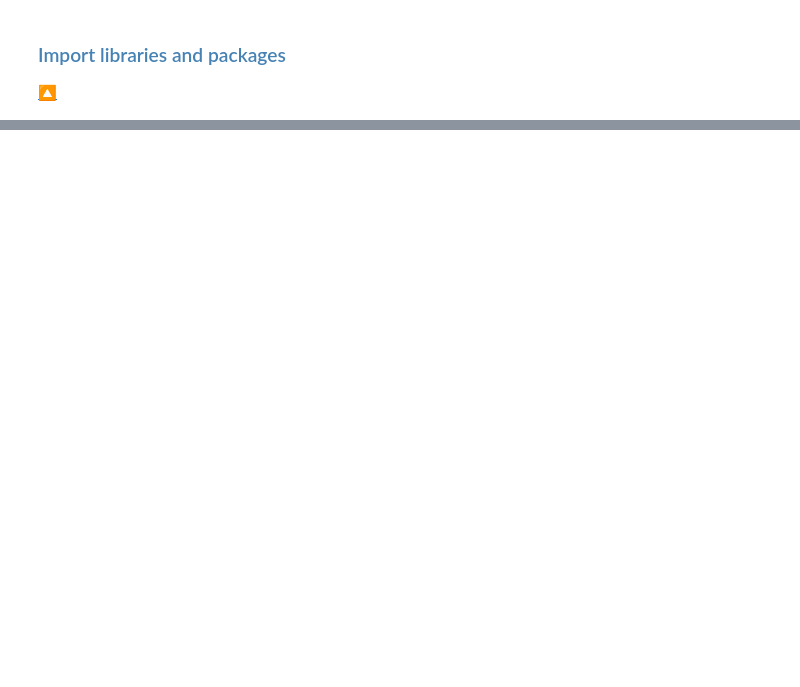
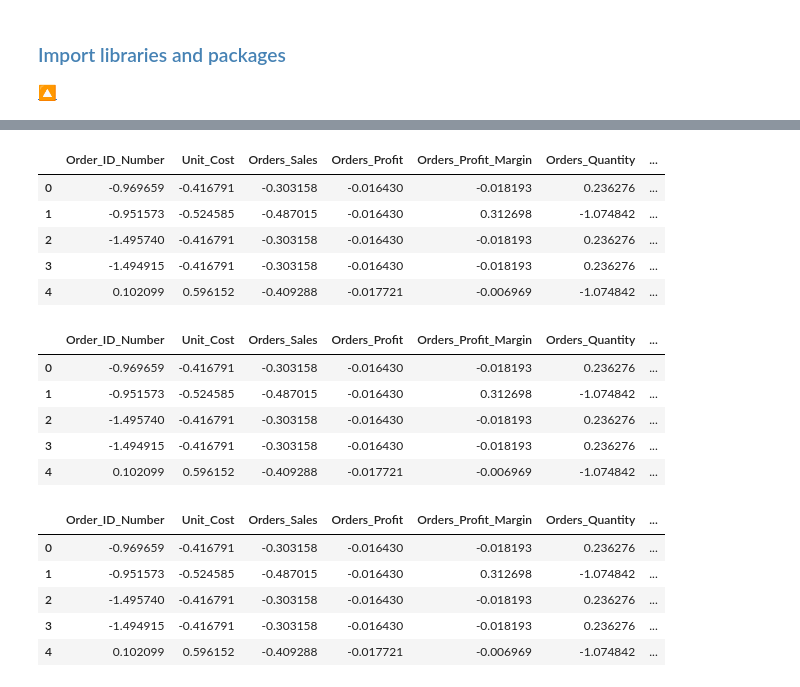
Before and after one commit to stevearchuleta/Superstore_Project_2023, a Jupyter notebook: jupyter_notebooks/Unsupervised Learning.ipynb, the cells around one changed output, grey strips where cells are left out. Saved outputs shown, nothing was run; the diff lists cells and outputs as text; code cells hidden in the pictures; blank space fills up the shorter version.

```diff
--- a/jupyter_notebooks/Unsupervised Learning.ipynb
+++ b/jupyter_notebooks/Unsupervised Learning.ipynb
@@ -76,0 +315,25 @@ returns_scaled = pd.read_pickle("../data/returns_scaled.pkl")
+# %%
+display_side_by_side(
+    orders_scaled_k3.head(),
+    orders_scaled_k4.head(),
+    orders_scaled_k5.head(),
+)
+# %% [output]
+|  | Order_ID_Number | Unit_Cost | Orders_Sales | Orders_Profit | Orders_Profit_Margin | Orders_Quantity | ... |
+| 0 | -0.969659 | -0.416791 | -0.303158 | -0.016430 | -0.018193 | 0.236276 | ... |
+| 1 | -0.951573 | -0.524585 | -0.487015 | -0.016430 | 0.312698 | -1.074842 | ... |
+| 2 | -1.495740 | -0.416791 | -0.303158 | -0.016430 | -0.018193 | 0.236276 | ... |
+| 3 | -1.494915 | -0.416791 | -0.303158 | -0.016430 | -0.018193 | 0.236276 | ... |
+| 4 | 0.102099 | 0.596152 | -0.409288 | -0.017721 | -0.006969 | -1.074842 | ... |
+|  | Order_ID_Number | Unit_Cost | Orders_Sales | Orders_Profit | Orders_Profit_Margin | Orders_Quantity | ... |
+| 0 | -0.969659 | -0.416791 | -0.303158 | -0.016430 | -0.018193 | 0.236276 | ... |
+| 1 | -0.951573 | -0.524585 | -0.487015 | -0.016430 | 0.312698 | -1.074842 | ... |
+| 2 | -1.495740 | -0.416791 | -0.303158 | -0.016430 | -0.018193 | 0.236276 | ... |
+| 3 | -1.494915 | -0.416791 | -0.303158 | -0.016430 | -0.018193 | 0.236276 | ... |
+| 4 | 0.102099 | 0.596152 | -0.409288 | -0.017721 | -0.006969 | -1.074842 | ... |
+|  | Order_ID_Number | Unit_Cost | Orders_Sales | Orders_Profit | Orders_Profit_Margin | Orders_Quantity | ... |
+| 0 | -0.969659 | -0.416791 | -0.303158 | -0.016430 | -0.018193 | 0.236276 | ... |
+| 1 | -0.951573 | -0.524585 | -0.487015 | -0.016430 | 0.312698 | -1.074842 | ... |
+| 2 | -1.495740 | -0.416791 | -0.303158 | -0.016430 | -0.018193 | 0.236276 | ... |
+| 3 | -1.494915 | -0.416791 | -0.303158 | -0.016430 | -0.018193 | 0.236276 | ... |
+| 4 | 0.102099 | 0.596152 | -0.409288 | -0.017721 | -0.006969 | -1.074842 | ... |
```
Also changed, not shown: parts of 28 cells of this notebook, 3 other files.
